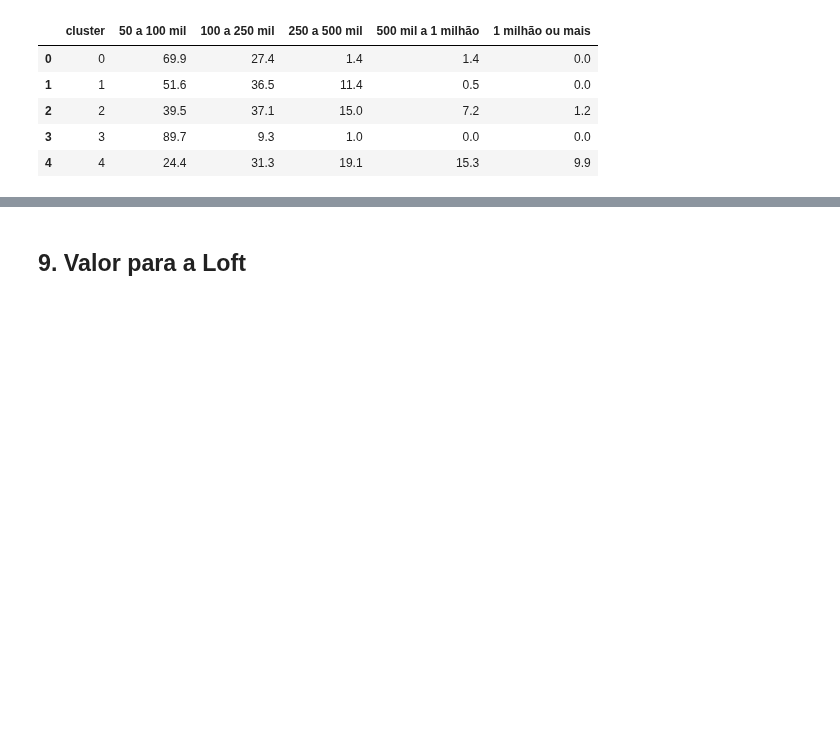
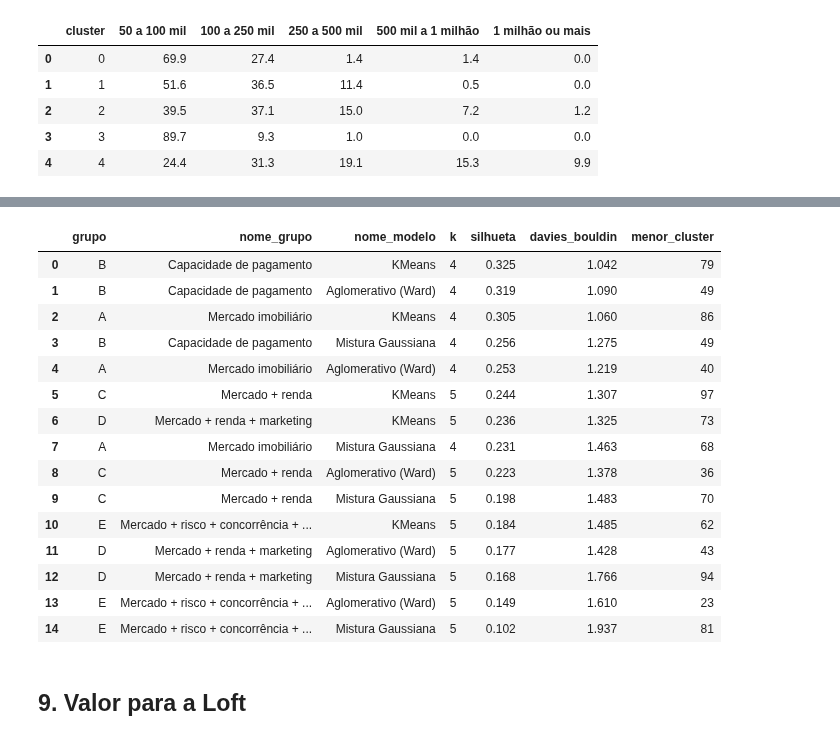
Before and after one commit to VictorGarcia25/ibmecPCDV20261_victor_lucas_beatriz_ravi, a Jupyter notebook: notebooks/02_poc_clusterizacao.ipynb, the cells around one changed output, grey strips where cells are left out. Saved outputs shown, nothing was run; the diff lists cells and outputs as text; code cells hidden in the pictures; blank space fills up the shorter version.

```diff
--- a/notebooks/02_poc_clusterizacao.ipynb
+++ b/notebooks/02_poc_clusterizacao.ipynb
@@ -390,3 +474,23 @@ display(tabela('20_composicao_porte'))
+# %%
+cand = tabela('09_candidatos_no_cotovelo')
+cand[['grupo','nome_grupo','nome_modelo','k','silhueta','davies_bouldin','menor_cluster']].round(3)
+# %% [output]
+|  | grupo | nome_grupo | nome_modelo | k | silhueta | davies_bouldin | menor_cluster |
+| 0 | B | Capacidade de pagamento | KMeans | 4 | 0.325 | 1.042 | 79 |
+| 1 | B | Capacidade de pagamento | Aglomerativo (Ward) | 4 | 0.319 | 1.090 | 49 |
+| 2 | A | Mercado imobiliário | KMeans | 4 | 0.305 | 1.060 | 86 |
+| 3 | B | Capacidade de pagamento | Mistura Gaussiana | 4 | 0.256 | 1.275 | 49 |
+| 4 | A | Mercado imobiliário | Aglomerativo (Ward) | 4 | 0.253 | 1.219 | 40 |
+| 5 | C | Mercado + renda | KMeans | 5 | 0.244 | 1.307 | 97 |
+| 6 | D | Mercado + renda + marketing | KMeans | 5 | 0.236 | 1.325 | 73 |
+| 7 | A | Mercado imobiliário | Mistura Gaussiana | 4 | 0.231 | 1.463 | 68 |
+| 8 | C | Mercado + renda | Aglomerativo (Ward) | 5 | 0.223 | 1.378 | 36 |
+| 9 | C | Mercado + renda | Mistura Gaussiana | 5 | 0.198 | 1.483 | 70 |
+| 10 | E | Mercado + risco + concorrência + ... | KMeans | 5 | 0.184 | 1.485 | 62 |
+| 11 | D | Mercado + renda + marketing | Aglomerativo (Ward) | 5 | 0.177 | 1.428 | 43 |
+| 12 | D | Mercado + renda + marketing | Mistura Gaussiana | 5 | 0.168 | 1.766 | 94 |
+| 13 | E | Mercado + risco + concorrência + ... | Aglomerativo (Ward) | 5 | 0.149 | 1.610 | 23 |
+| 14 | E | Mercado + risco + concorrência + ... | Mistura Gaussiana | 5 | 0.102 | 1.937 | 81 |
 # %% [markdown]
 ## 9. Valor para a Loft
 # %%
```
Also changed, not shown: parts of 21 cells of this notebook, 21 other files.
